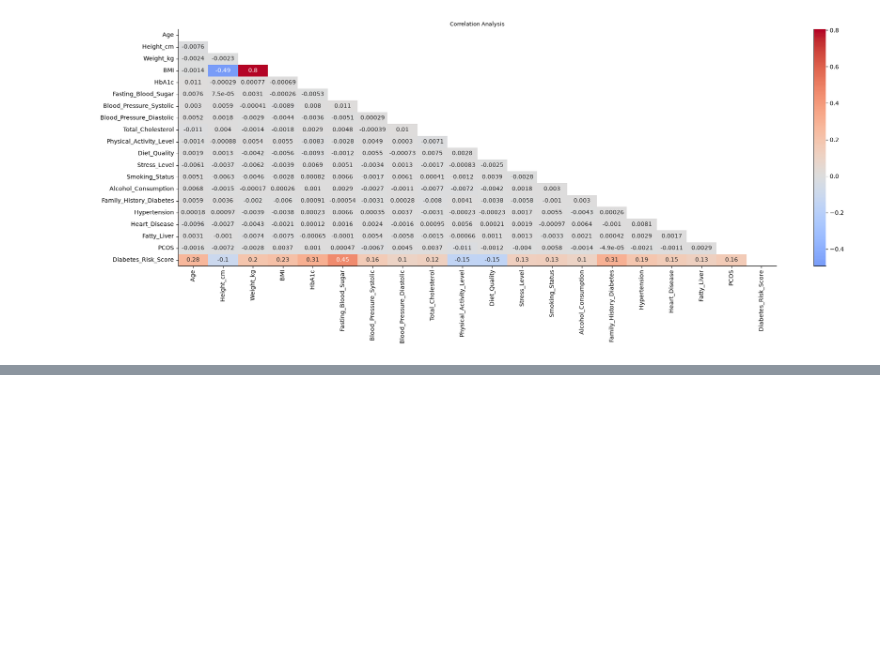
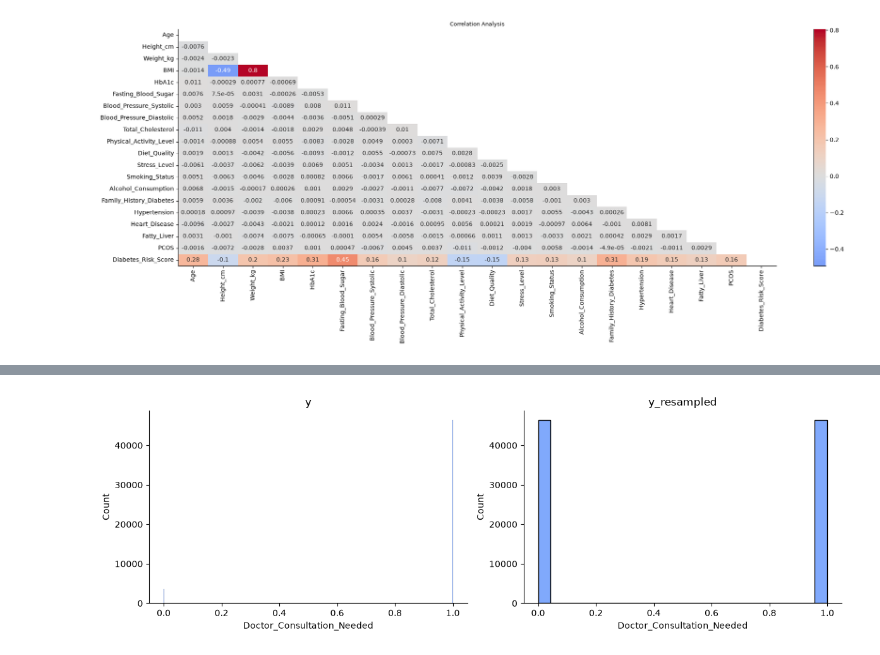
Before and after one commit to LeonardoTerra/Notebooks, a Jupyter notebook: ML Classifications/diabetes-risk-assessment.ipynb, the cells around one changed output, grey strips where cells are left out. Cells and saved outputs as stored; diff of their text form; code cells hidden in the pictures; blank space fills up the shorter version.

```diff
--- a/ML Classifications/diabetes-risk-assessment.ipynb
+++ b/ML Classifications/diabetes-risk-assessment.ipynb
@@ -481,0 +505,14 @@ df_diabetes_risk.drop(['Height_cm', 'Weight_kg'], axis=1, inplace=True)
+# %%
+# Regression training / Test split
+y_reg = df_diabetes_risk['Diabetes_Risk_Score']
+X_reg = df_diabetes_risk.drop('Diabetes_Risk_Score', axis=1)
+
+X_train_reg, X_test_reg, y_train_reg, y_test_reg = train_test_split(
+    X_reg, y_reg, test_size=0.3, random_state=42, shuffle=True)
+
+# Classification training / Test split
+y_clf = df_doctor_consultation['Doctor_Consultation_Needed']
+X_clf = df_doctor_consultation.drop('Doctor_Consultation_Needed', axis=1)
+
+X_train_clf, X_test_clf, y_train_clf, y_test_clf = train_test_split(
+    X_clf, y_clf, test_size=0.3, random_state=42, shuffle=True)
@@ -481,0 +622,22 @@ df_diabetes_risk.drop(['Height_cm', 'Weight_kg'], axis=1, inplace=True)
+# %%
+# Assessing Imbalanced dataset
+from imblearn.over_sampling import SMOTE
+
+# Apply SMOTE to generate synthetic examples for the minority class
+smote = SMOTE(random_state=42)
+X_resampled, y_resampled = smote.fit_resample(X_clf, y_clf)
+# %%
+import matplotlib.pyplot as plt
+
+fig, axes = plt.subplots(1, 2, figsize=(12, 4))
+
+axes[0] = sns.histplot(y, ax=axes[0])
+axes[0].set_title("y")
+
+axes[1] = sns.histplot(y_resampled, ax=axes[1])
+axes[1].set_title("y_resampled")
+
+plt.tight_layout()
+sns.despine()
+# %% [output]
+[figure, added]
```
Also changed, not shown: parts of 13 cells of this notebook.
